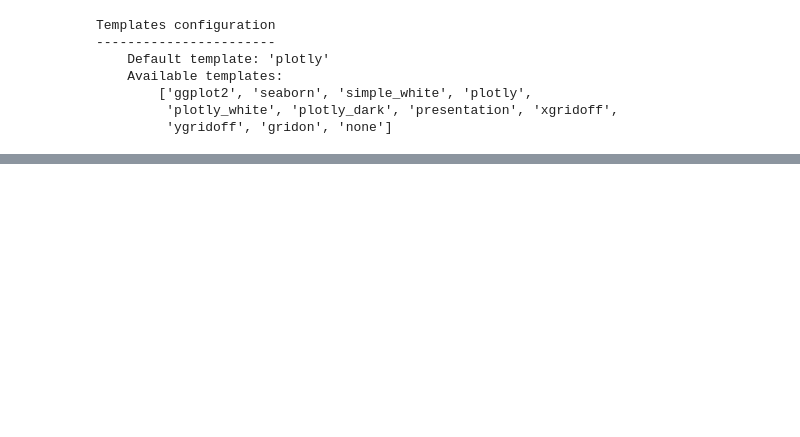
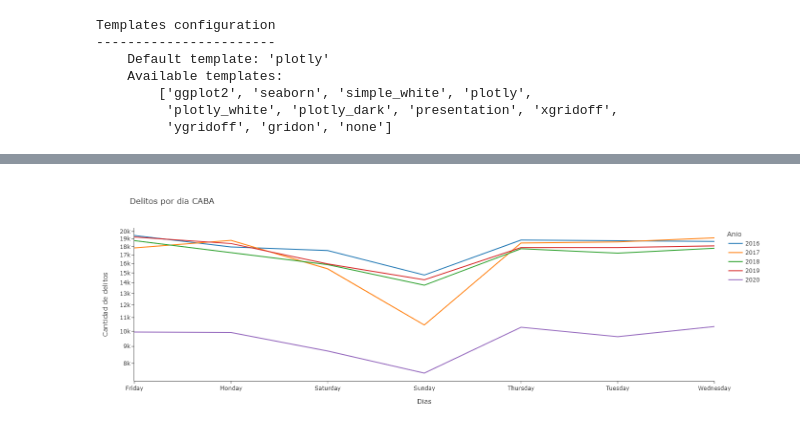
Before and after one commit to sebakirill/delincuencia_CABA, a Jupyter notebook: code/analisis_delitos_CABA.ipynb, the cells around one changed output, grey strips where cells are left out. Saved outputs shown, nothing was run; the diff lists cells and outputs as text; code cells hidden in the pictures; blank space fills up the shorter version.

```diff
--- a/code/analisis_delitos_CABA.ipynb
+++ b/code/analisis_delitos_CABA.ipynb
@@ -138,0 +143,15 @@ array([15.,  7.,  3.,  1.,  8.,  2.,  5., 11., 13.,  9.,  6., 14., 10.,
+# %%
+df_dia = df.groupby(['anio','dia'])['tipo_delito'].count().reset_index(name = 'count')
+# %%
+fig = px.line(df_dia, x = 'dia', y = 'count',
+            color = 'anio',
+            template = 'simple_white',
+            labels = {'count' : 'Cantidad de delitos', 'dia': 'Dias', 'anio':'Anio'},
+            title = 'Delitos por dia CABA',
+            hover_name = 'dia',
+            height = 500,
+            log_y = True
+            )
+fig.show()
+# %% [output]
+[figure, added]
```
Also changed, not shown: parts of 11 cells of this notebook.
